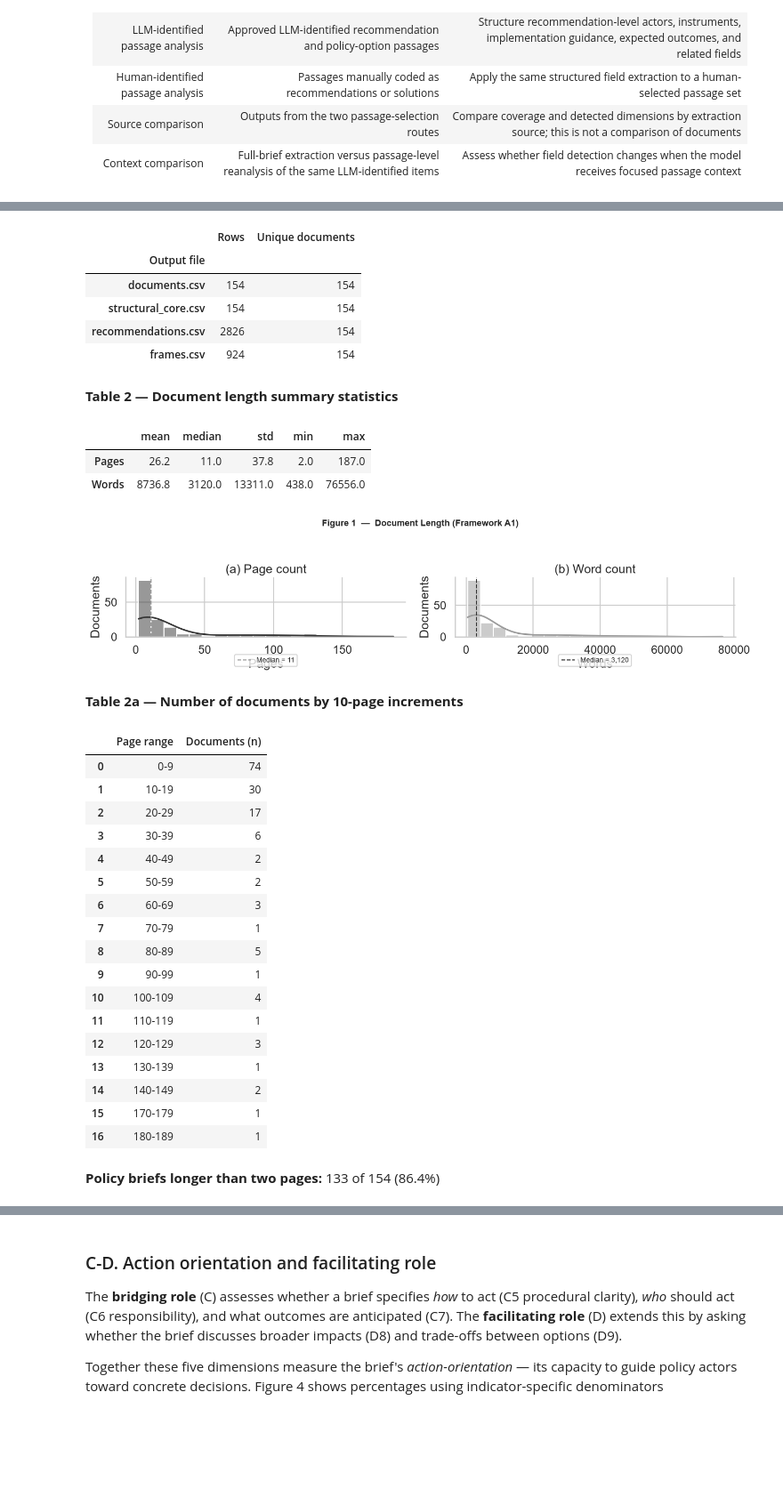
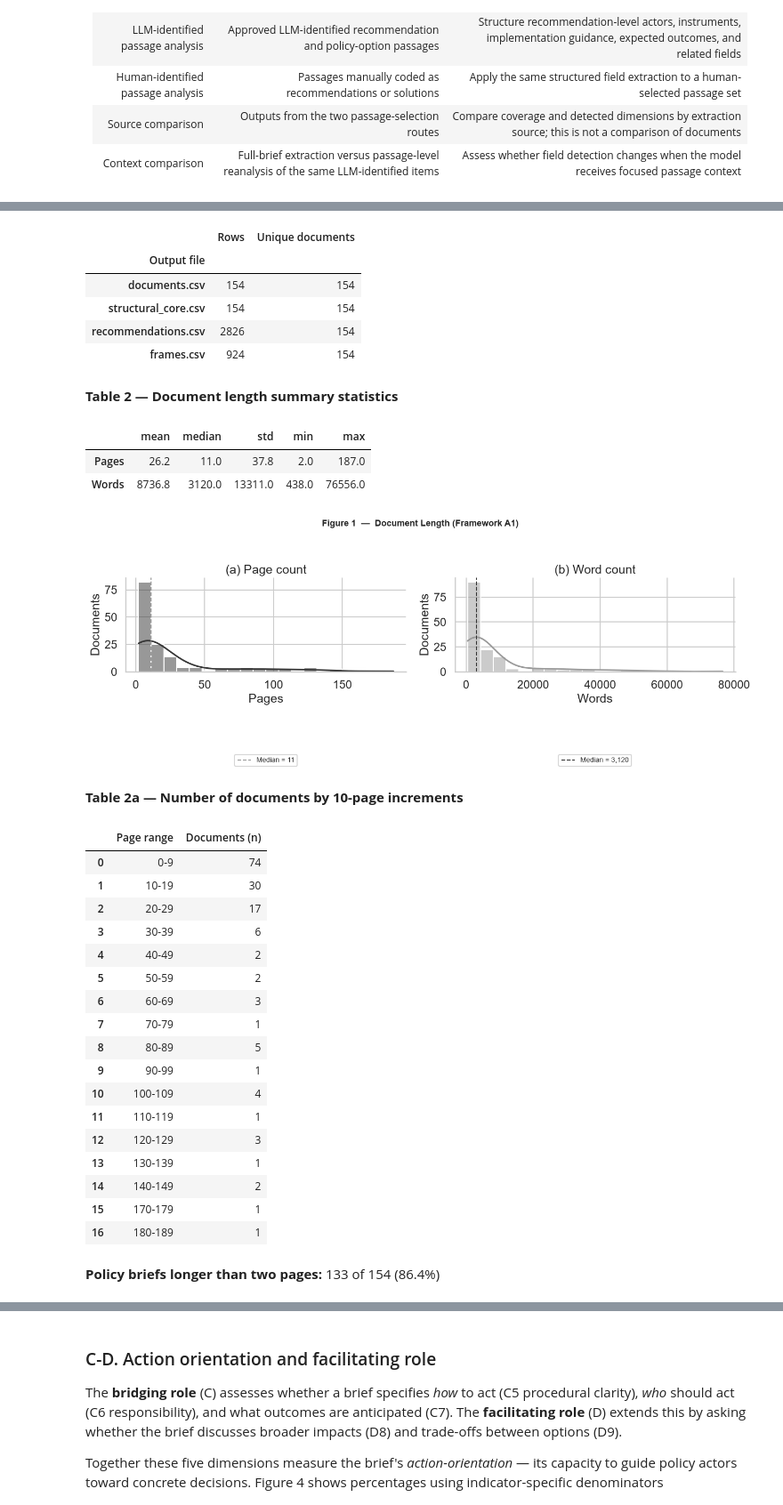
Before and after one commit to doschul/PolicyBriefAnalysis, a Jupyter notebook: policy_brief_analysis_integrated.ipynb, the cells around one changed output, grey strips where cells are left out. Shown at 89% size. Cells and saved outputs as stored; diff of their text form; code cells hidden in the pictures; blank space fills up the shorter version.

Commit message:
Refresh validation metrics and notebook figures
Co-authored-by: Copilot <223556219+Copilot@users.noreply.github.com>

```diff
--- a/policy_brief_analysis_integrated.ipynb
+++ b/policy_brief_analysis_integrated.ipynb
@@ -206,7 +213,7 @@ _desc = (
 display(Markdown('**Table 2 — Document length summary statistics**'))
 display(_desc.T)
 
-fig, axes = plt.subplots(1, 2, figsize=(14, 5))
+fig, axes = plt.subplots(1, 2, figsize=(14, 5.2))
 
 sns.histplot(analysis_df['A1_page_count'], bins=20, kde=True, ax=axes[0], color=C_PRIMARY)
 axes[0].set_title('(a) Page count')
@@ -214,7 +221,6 @@ axes[0].set_xlabel('Pages')
 axes[0].set_ylabel('Documents')
 _med_p = analysis_df['A1_page_count'].median()
 axes[0].axvline(_med_p, color=C_ACCENT, linestyle='--', linewidth=1.5, label=f'Median = {_med_p:.0f}')
-axes[0].legend(fontsize=10, loc='upper center', bbox_to_anchor=(0.5, -0.24))
 
 if _has_col(documents, 'word_count'):
     sns.histplot(documents['word_count'].dropna(), bins=20, kde=True, ax=axes[1], color=C_ACCENT)
@@ -223,12 +229,18 @@ if _has_col(documents, 'word_count'):
     axes[1].set_ylabel('Documents')
     _med_w = documents['word_count'].median()
     axes[1].axvline(_med_w, color=C_PRIMARY, linestyle='--', linewidth=1.5, label=f'Median = {_med_w:,.0f}')
-    axes[1].legend(fontsize=10, loc='upper center', bbox_to_anchor=(0.5, -0.24))
 
 fig.suptitle('Figure 1  —  Document Length (Framework A1)', fontsize=13, fontweight='bold')
 plt.tight_layout(rect=(0, 0.2, 1, 0.94))
+for ax in axes:
+    if ax.get_visible():
+        position = ax.get_position()
+        ax.legend(fontsize=10, loc='center',
+                  bbox_to_anchor=(position.x0 + position.width / 2, 0.035),
+                  bbox_transform=fig.transFigure)
 save_standalone(fig, 'fig1_document_length')
 plt.show()
+
 sns.set_context('talk')
 
 _page_bins = (analysis_df['A1_page_count'].dropna().astype(int) // 10) * 10
@@ -237,34 +249,34 @@ if len(_page_bins):
         _page_bins.value_counts().sort_index()
         .rename_axis('Page-bin start')
         .rename('Documents (n)')
         .reset_index()
     )
     page_bin_table['Page range'] = page_bin_table['Page-bin start'].apply(
         lambda x: f'{x}-{x + 9}'
     )
     page_bin_table = page_bin_table[['Page range', 'Documents (n)']]
     display(Markdown('**Table 2a — Number of documents by 10-page increments**'))
     display(page_bin_table)
 
 _over_two_pages = analysis_df['A1_page_count'].gt(2).sum()
 _page_count_available = analysis_df['A1_page_count'].notna().sum()
 display(Markdown(
     f'**Policy briefs longer than two pages:** {_over_two_pages} of {_page_count_available} '
     f'({_over_two_pages / _page_count_available:.1%})'
 ))
 # %% [output]
 **Table 1 — Extraction pipeline output sizes**
 |  | Rows | Unique documents |
 | Output file |  |  |
 | documents.csv | 154 | 154 |
 | structural_core.csv | 154 | 154 |
 | recommendations.csv | 2826 | 154 |
 | frames.csv | 924 | 154 |
 **Table 2 — Document length summary statistics**
 |  | mean | median | std | min | max |
 | Pages | 26.2 | 11.0 | 37.8 | 2.0 | 187.0 |
 | Words | 8736.8 | 3120.0 | 13311.0 | 438.0 | 76556.0 |
-[figure, old version]
+[figure, new version]
 **Table 2a — Number of documents by 10-page increments**
 |  | Page range | Documents (n) |
 | 0 | 0-9 | 74 |
```
Also changed, not shown: parts of 18 cells of this notebook, 30 other files.
